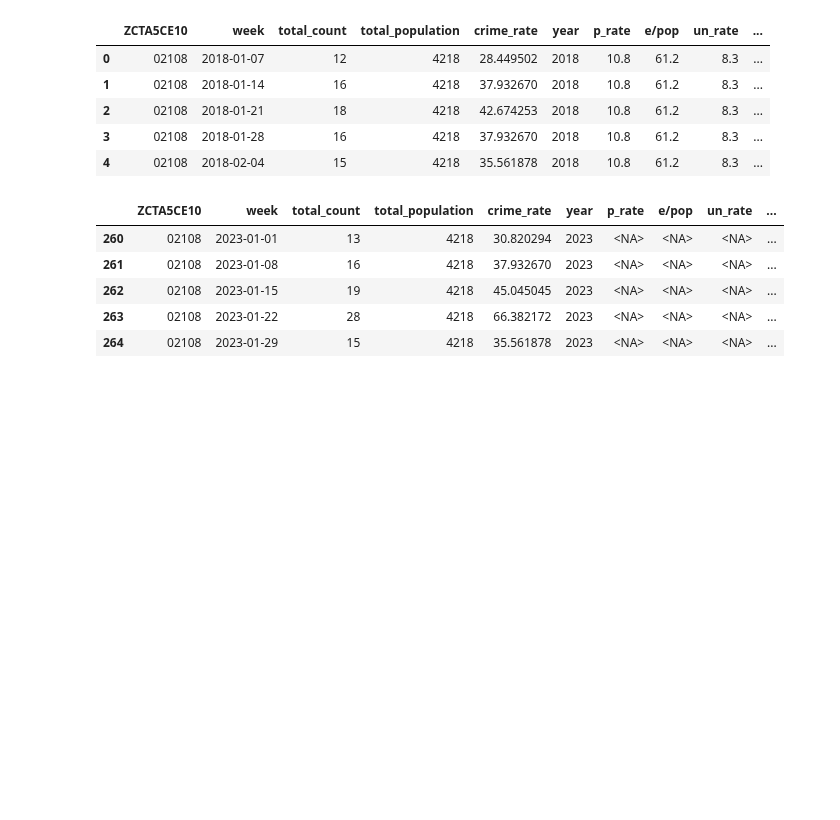
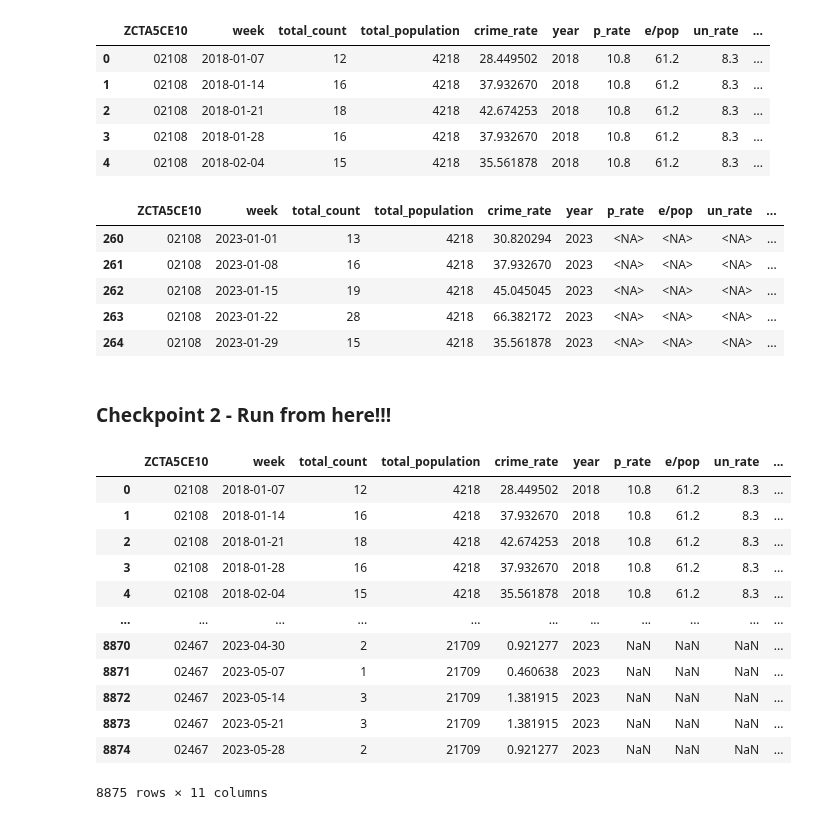
Before and after one commit to bail-reform/NYC, a Jupyter notebook: Boston_Data_Aggregation.ipynb, the cells around one changed output. Cells and saved outputs as stored; diff of their text form; code cells hidden in the pictures; blank space fills up the shorter version.

```diff
--- a/Boston_Data_Aggregation.ipynb
+++ b/Boston_Data_Aggregation.ipynb
@@ -878,3 +883,5 @@ rows_with_na.head()
 | 262 | 02108 | 2023-01-15 | 19 | 4218 | 45.045045 | 2023 | <NA> | <NA> | <NA> | ... |
 | 263 | 02108 | 2023-01-22 | 28 | 4218 | 66.382172 | 2023 | <NA> | <NA> | <NA> | ... |
 | 264 | 02108 | 2023-01-29 | 15 | 4218 | 35.561878 | 2023 | <NA> | <NA> | <NA> | ... |
+# %% [markdown]
+### Checkpoint 2 - Run from here!!!
@@ -880,0 +890,19 @@ rows_with_na.head()
+# %%
+merged_df = pd.read_csv(file_path + '/boston_weekly_data_with_covariates.csv', low_memory = False)
+merged_df['week'] = pd.to_datetime(merged_df['week'])
+merged_df['ZCTA5CE10'] = merged_df['ZCTA5CE10'].astype(str).str.zfill(5)
+merged_df
+# %% [output]
+|  | ZCTA5CE10 | week | total_count | total_population | crime_rate | year | p_rate | e/pop | un_rate | ... |
+| 0 | 02108 | 2018-01-07 | 12 | 4218 | 28.449502 | 2018 | 10.8 | 61.2 | 8.3 | ... |
+| 1 | 02108 | 2018-01-14 | 16 | 4218 | 37.932670 | 2018 | 10.8 | 61.2 | 8.3 | ... |
+| 2 | 02108 | 2018-01-21 | 18 | 4218 | 42.674253 | 2018 | 10.8 | 61.2 | 8.3 | ... |
+| 3 | 02108 | 2018-01-28 | 16 | 4218 | 37.932670 | 2018 | 10.8 | 61.2 | 8.3 | ... |
+| 4 | 02108 | 2018-02-04 | 15 | 4218 | 35.561878 | 2018 | 10.8 | 61.2 | 8.3 | ... |
+| ... | ... | ... | ... | ... | ... | ... | ... | ... | ... | ... |
+| 8870 | 02467 | 2023-04-30 | 2 | 21709 | 0.921277 | 2023 | NaN | NaN | NaN | ... |
+| 8871 | 02467 | 2023-05-07 | 1 | 21709 | 0.460638 | 2023 | NaN | NaN | NaN | ... |
+| 8872 | 02467 | 2023-05-14 | 3 | 21709 | 1.381915 | 2023 | NaN | NaN | NaN | ... |
+| 8873 | 02467 | 2023-05-21 | 3 | 21709 | 1.381915 | 2023 | NaN | NaN | NaN | ... |
+| 8874 | 02467 | 2023-05-28 | 2 | 21709 | 0.921277 | 2023 | NaN | NaN | NaN | ... |
+8875 rows × 11 columns
```
Also changed, not shown: parts of 26 cells of this notebook.
